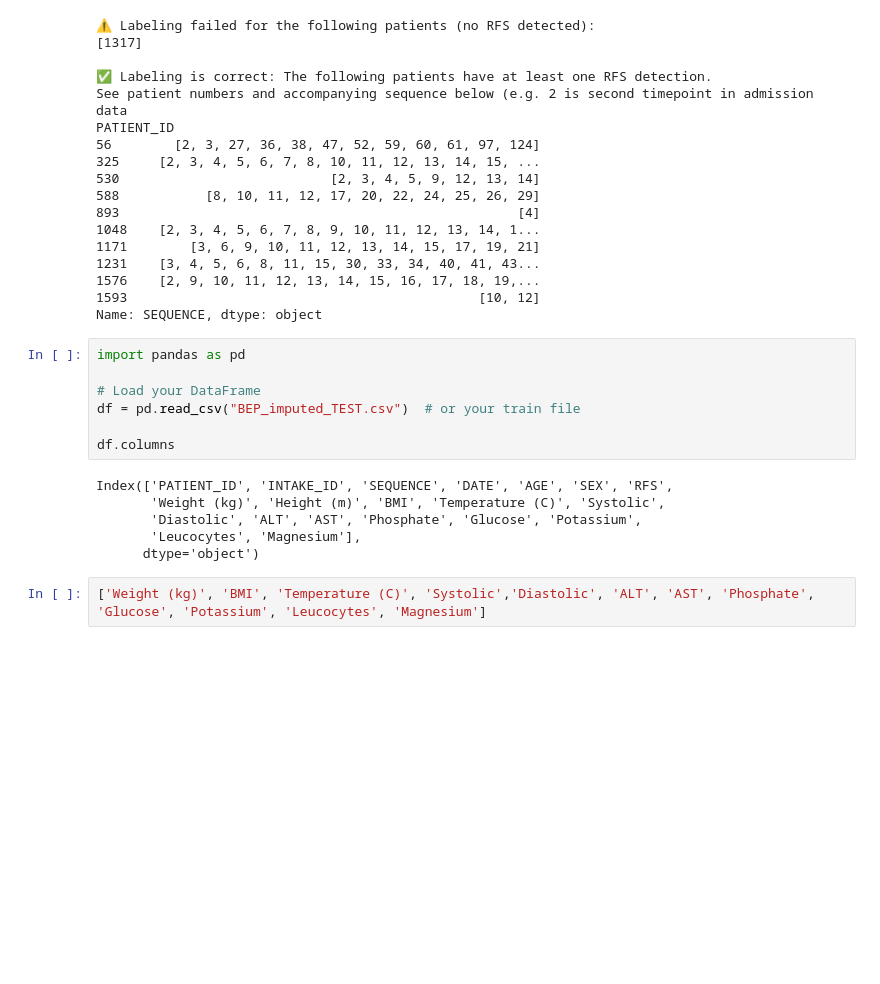
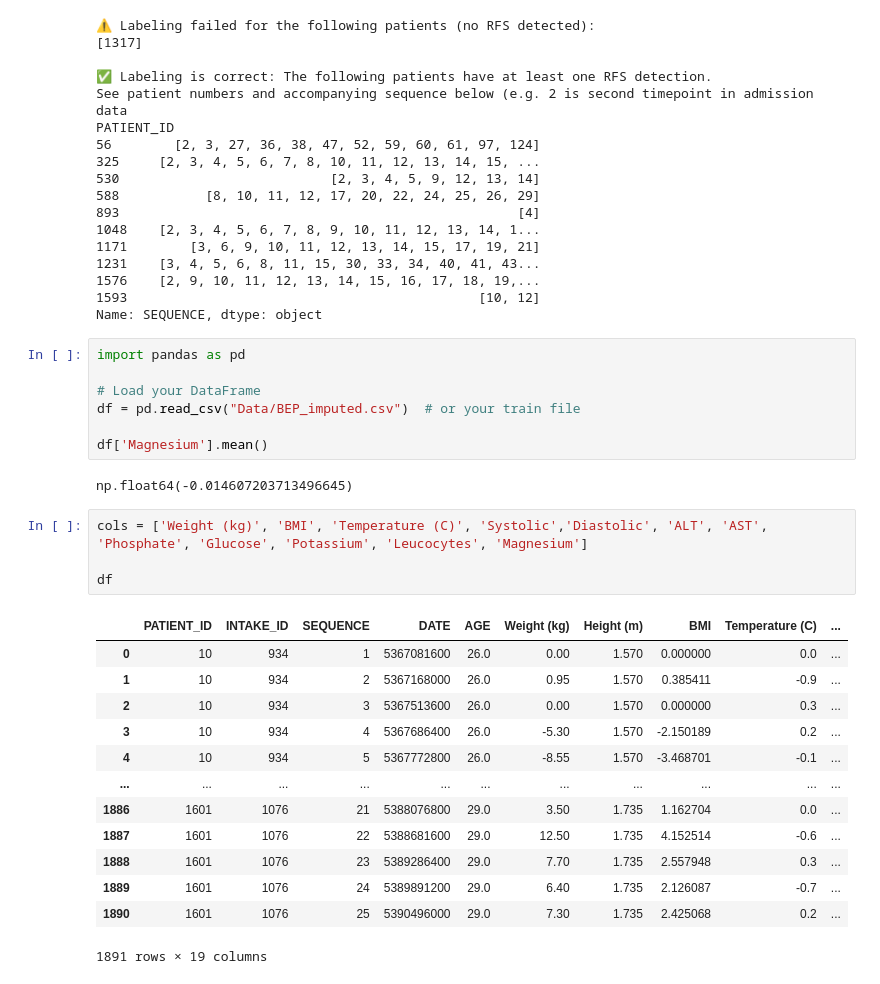
Before and after one commit to puckkwaspen/BEP_RFS, a Jupyter notebook: Test Data Preprocessing.ipynb, the cells around one changed output. Drawn from its saved outputs; the diff is of its cells as text; blank space fills up the shorter version.

```diff
--- a/Test Data Preprocessing.ipynb
+++ b/Test Data Preprocessing.ipynb
@@ -598,14 +598,26 @@ Name: SEQUENCE, dtype: object
 import pandas as pd
 
 # Load your DataFrame
-df = pd.read_csv("BEP_imputed_TEST.csv")  # or your train file
+df = pd.read_csv("Data/BEP_imputed.csv")  # or your train file
 
-df.columns
+df['Magnesium'].mean()
 # %% [output]
-Index(['PATIENT_ID', 'INTAKE_ID', 'SEQUENCE', 'DATE', 'AGE', 'SEX', 'RFS',
-       'Weight (kg)', 'Height (m)', 'BMI', 'Temperature (C)', 'Systolic',
-       'Diastolic', 'ALT', 'AST', 'Phosphate', 'Glucose', 'Potassium',
-       'Leucocytes', 'Magnesium'],
-      dtype='object')
+np.float64(-0.014607203713496645)
 # %%
-['Weight (kg)', 'BMI', 'Temperature (C)', 'Systolic','Diastolic', 'ALT', 'AST', 'Phosphate', 'Glucose', 'Potassium', 'Leucocytes', 'Magnesium']
+cols = ['Weight (kg)', 'BMI', 'Temperature (C)', 'Systolic','Diastolic', 'ALT', 'AST', 'Phosphate', 'Glucose', 'Potassium', 'Leucocytes', 'Magnesium']
+
+df
+# %% [output]
+|  | PATIENT_ID | INTAKE_ID | SEQUENCE | DATE | AGE | Weight (kg) | Height (m) | BMI | Temperature (C) | ... |
+| 0 | 10 | 934 | 1 | 5367081600 | 26.0 | 0.00 | 1.570 | 0.000000 | 0.0 | ... |
+| 1 | 10 | 934 | 2 | 5367168000 | 26.0 | 0.95 | 1.570 | 0.385411 | -0.9 | ... |
+| 2 | 10 | 934 | 3 | 5367513600 | 26.0 | 0.00 | 1.570 | 0.000000 | 0.3 | ... |
+| 3 | 10 | 934 | 4 | 5367686400 | 26.0 | -5.30 | 1.570 | -2.150189 | 0.2 | ... |
+| 4 | 10 | 934 | 5 | 5367772800 | 26.0 | -8.55 | 1.570 | -3.468701 | -0.1 | ... |
+| ... | ... | ... | ... | ... | ... | ... | ... | ... | ... | ... |
+| 1886 | 1601 | 1076 | 21 | 5388076800 | 29.0 | 3.50 | 1.735 | 1.162704 | 0.0 | ... |
+| 1887 | 1601 | 1076 | 22 | 5388681600 | 29.0 | 12.50 | 1.735 | 4.152514 | -0.6 | ... |
+| 1888 | 1601 | 1076 | 23 | 5389286400 | 29.0 | 7.70 | 1.735 | 2.557948 | 0.3 | ... |
+| 1889 | 1601 | 1076 | 24 | 5389891200 | 29.0 | 6.40 | 1.735 | 2.126087 | -0.7 | ... |
+| 1890 | 1601 | 1076 | 25 | 5390496000 | 29.0 | 7.30 | 1.735 | 2.425068 | 0.2 | ... |
+1891 rows × 19 columns
```
Also changed, not shown: parts of 2 cells of this notebook, 14 other files.
